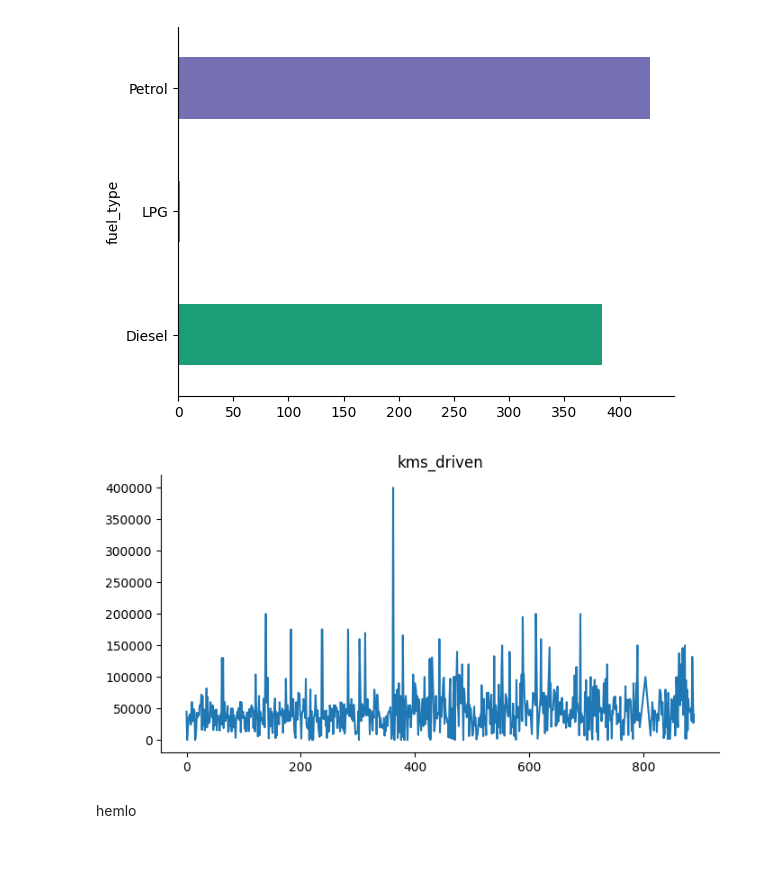
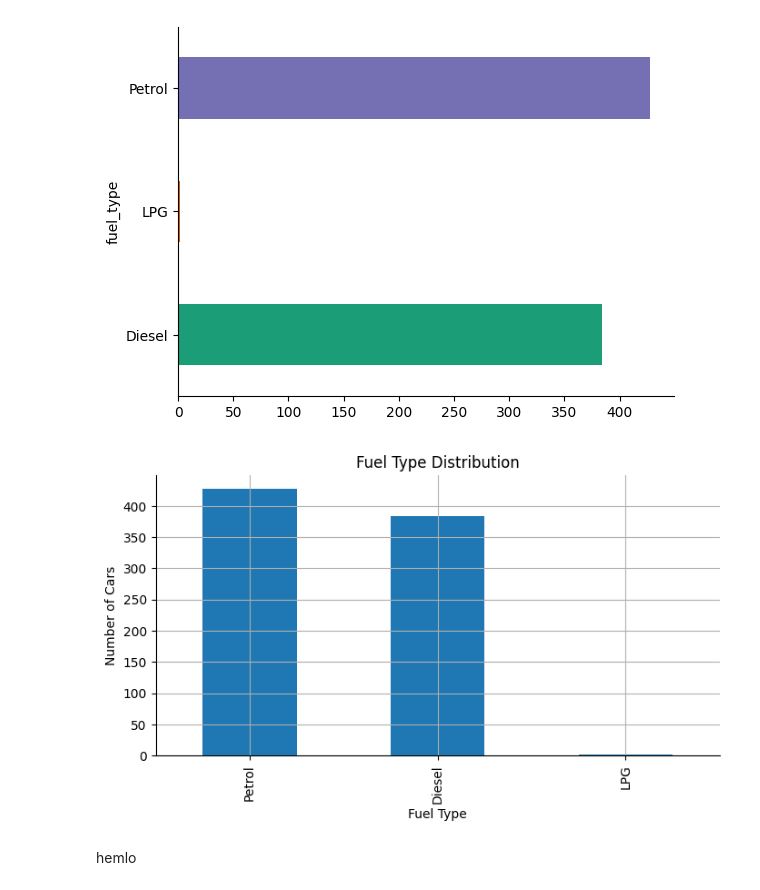
Before and after one commit to syed-ateeb-naveed/ML-CEP, a Jupyter notebook: ML_CEP.ipynb, the cells around one changed output. Saved outputs shown, nothing was run; the diff lists cells and outputs as text; code cells hidden in the pictures; blank space fills up the shorter version.

```diff
--- a/ML_CEP.ipynb
+++ b/ML_CEP.ipynb
@@ -362,12 +346,16 @@ plt.show()
 Given the skewed nature of the data, median price might be a better measure of central tendency than the mean.
 # %%
 import pandas as pd
+import matplotlib.pyplot as plt
 
 
-car['Price'] = pd.to_numeric(car['Price'])
 
-# Plotting
+
+# Plotting the scatter plot
 car.plot(kind='scatter', x='Price', y='kms_driven', s=32, alpha=0.8)
+plt.xlabel('Price')
+plt.ylabel('Kilometers Driven')
 plt.gca().spines[['top', 'right']].set_visible(False)
+plt.grid(True)
 plt.show()
 # %% [output]
@@ -419,11 +413,17 @@ plt.gca().spines[['top', 'right',]].set_visible(False)
 [figure]
 # %%
 # @title kms_driven
+import matplotlib.pyplot as plt
 
-from matplotlib import pyplot as plt
-car['kms_driven'].plot(kind='line', figsize=(8, 4), title='kms_driven')
+# Plotting the fuel type distribution
+fuel_type_counts = car['fuel_type'].value_counts()
+fuel_type_counts.plot(kind='bar', figsize=(8, 4), title='Fuel Type Distribution')
+plt.xlabel('Fuel Type')
+plt.ylabel('Number of Cars')
 plt.gca().spines[['top', 'right']].set_visible(False)
+plt.grid(True)
+plt.show()
 # %% [output]
-[figure, old version]
+[figure, new version]
 # %% [markdown]
 hemlo
```
Also changed, not shown: parts of 3 cells of this notebook.
